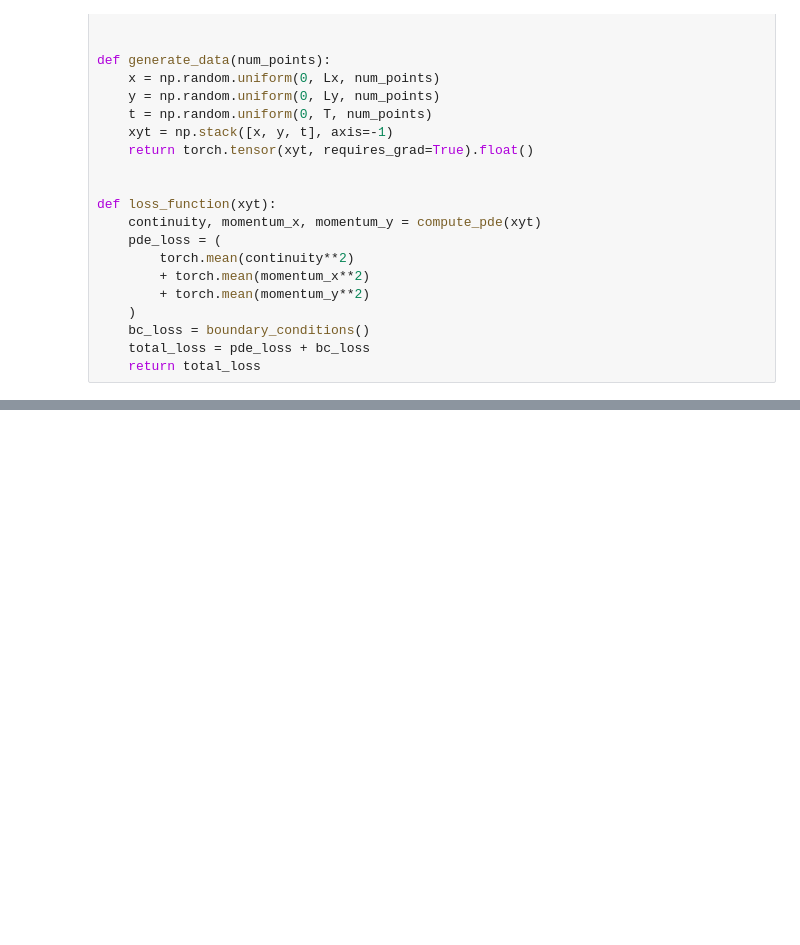
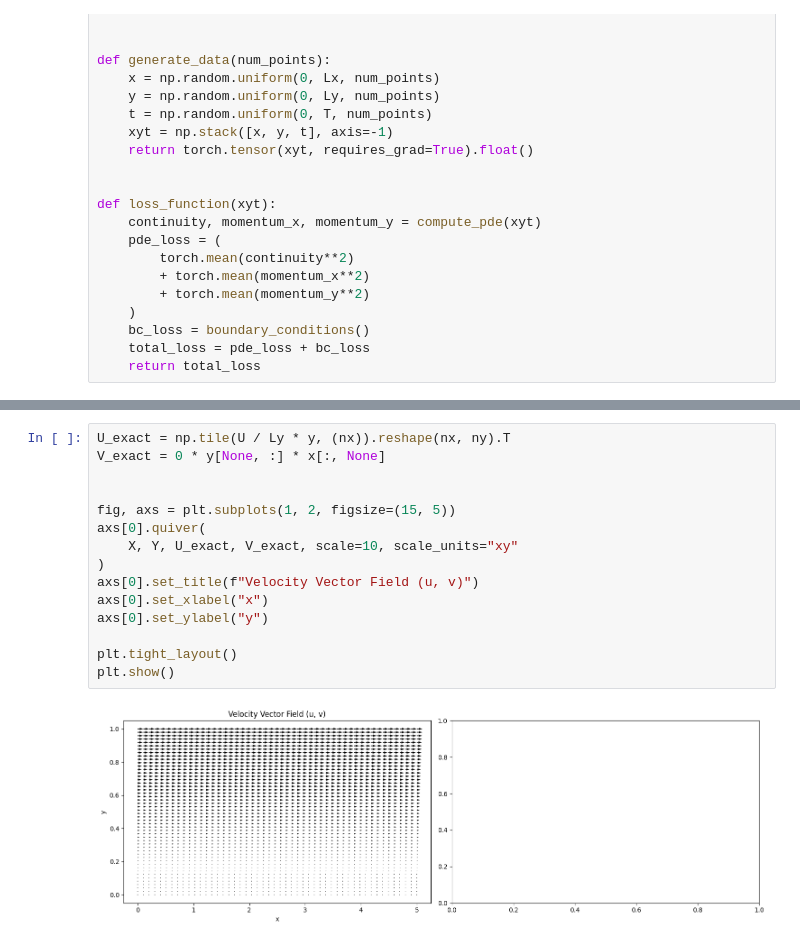
Before and after one commit to Ygrik2003/diploma, a Jupyter notebook: 00_couette_flow.ipynb, the cells around one changed output, grey strips where cells are left out. Saved outputs shown, nothing was run; the diff lists cells and outputs as text; blank space fills up the shorter version.

```diff
--- a/00_couette_flow.ipynb
+++ b/00_couette_flow.ipynb
@@ -218,0 +218,17 @@ IndexError: index 4 is out of bounds for axis 2 with size 4
+# %%
+U_exact = np.tile(U / Ly * y, (nx)).reshape(nx, ny).T
+V_exact = 0 * y[None, :] * x[:, None]
+
+
+fig, axs = plt.subplots(1, 2, figsize=(15, 5))
+axs[0].quiver(
+    X, Y, U_exact, V_exact, scale=10, scale_units="xy"
+)
+axs[0].set_title(f"Velocity Vector Field (u, v)")
+axs[0].set_xlabel("x")
+axs[0].set_ylabel("y")
+
+plt.tight_layout()
+plt.show()
+# %% [output]
+[figure, added]
```
Also changed, not shown: parts of 3 cells of this notebook.
